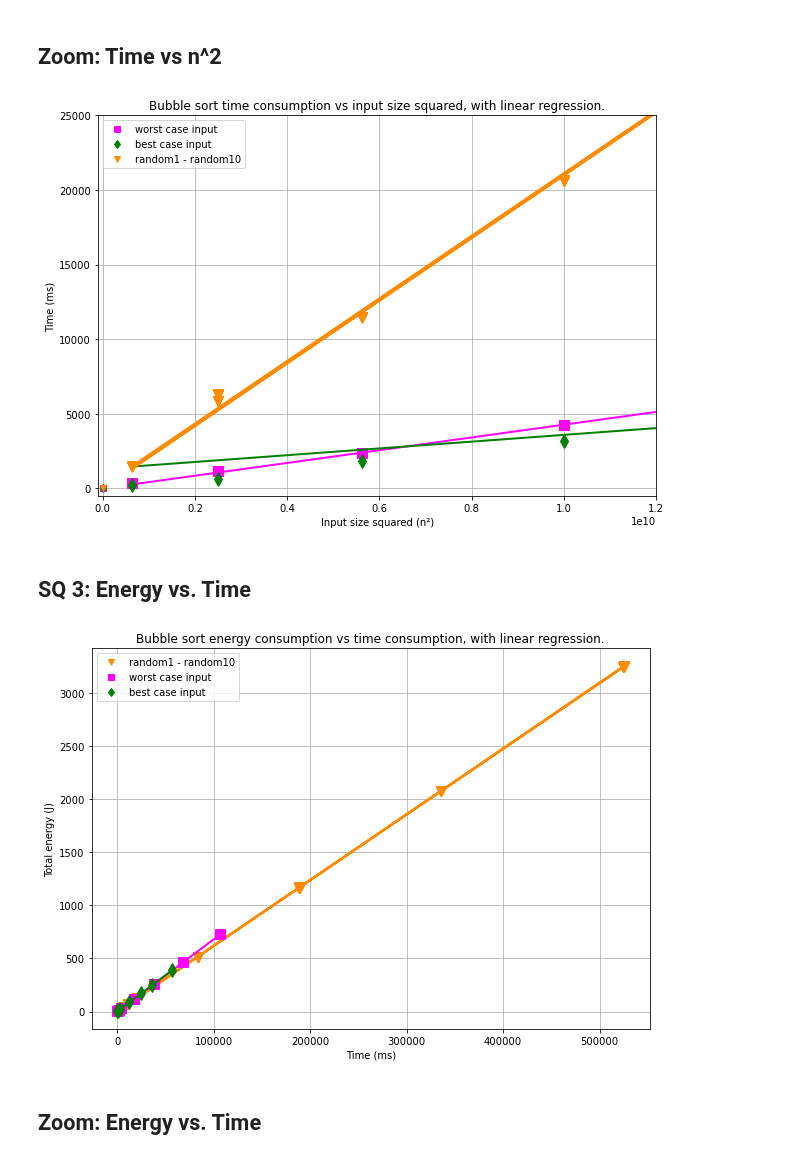
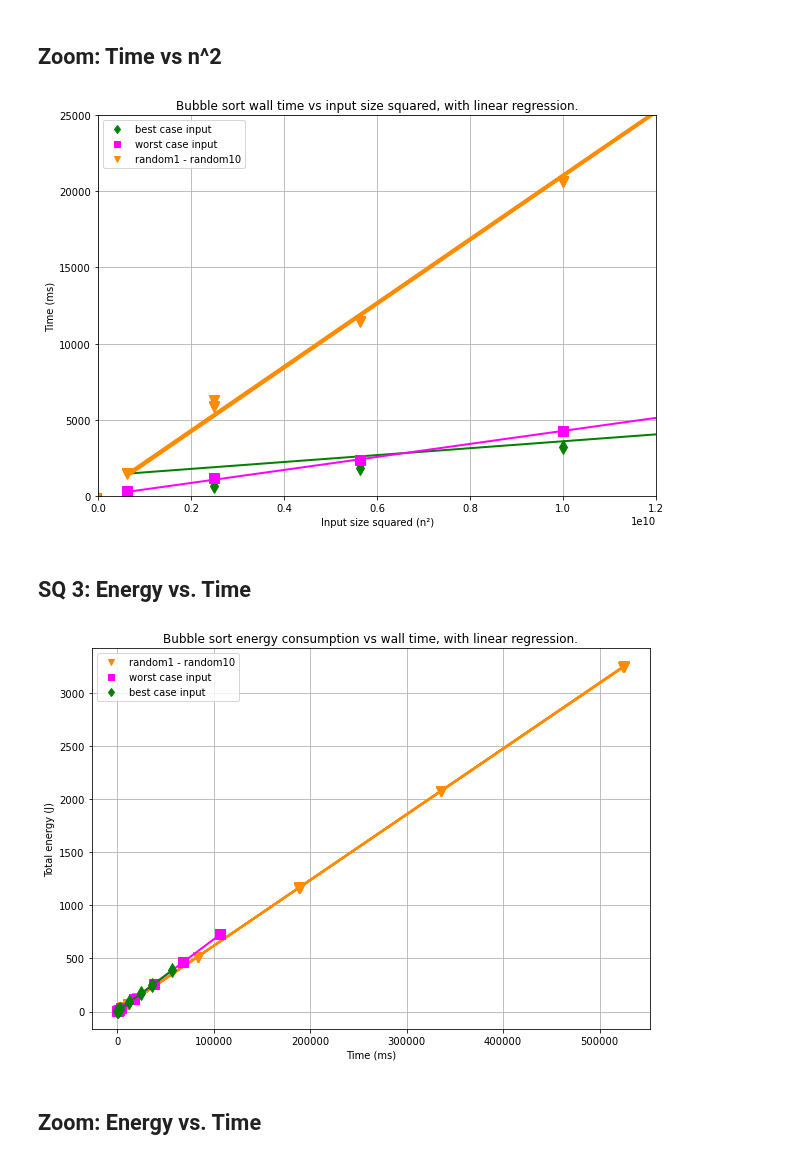
Before and after one commit to hrallil/RAPL_measurements, a Jupyter notebook: Java/FinalResults/FinalAnalysis/BubbleResults.ipynb, the cells around one changed output. Drawn from its saved outputs; the diff is of its cells as text; code cells hidden in the pictures.

```diff
--- a/Java/FinalResults/FinalAnalysis/BubbleResults.ipynb
+++ b/Java/FinalResults/FinalAnalysis/BubbleResults.ipynb
@@ -280,15 +280,15 @@ Rs = []
 for i in range(1,11):
     Rs.append(polyReg(dfBubbleMean16[dfBubbleMean16["Input case"] == f"random{i}"]["Size^2"], dfBubbleMean16[dfBubbleMean16["Input case"] == f"random{i}"]["Time - readCSV"],1, f"random{i} case input", "darkorange",dots="v"))
 plt.plot(0,0,"v", color="darkorange",label="random1 - random10")
-for i in range(len(Rs)):
-     print(f"random{i} R2", Rs[i][1], " \n")
+# for i in range(len(Rs)):
+#     print(f"random{i} R2", Rs[i][1], " \n")
 worst = polyReg(dfBubbleMean16[dfBubbleMean16["Input case"] == "worst"]["Size^2"], dfBubbleMean16[dfBubbleMean16["Input case"] == "worst"]["Time - readCSV"],1, "Merge time for worst case input", "fuchsia",dots="s")
 plt.plot(0,0,"s", color="fuchsia",label="worst case input")
 best = polyReg(dfBubbleMean16[dfBubbleMean16["Input case"] == "best"]["Size^2"], dfBubbleMean16[dfBubbleMean16["Input case"] == "best"]["Time - readCSV"],1, "Merge time for best case input", "green",dots="d")
 plt.plot(0,0,"d", color="green",label="best case input")
-print(f"worst R2 ", worst[1], "\n")
-print(f"best R2 ", best[1], "\n")
-plt.title("Bubble sort time consumption vs input size squared, with linear regression.")
+#print(f"worst R2 ", worst[1], "\n")
+#print(f"best R2 ", best[1], "\n")
+plt.title("Bubble sort wall time vs input size squared, with linear regression.")
 plt.xlabel("Input size squared (n\u00b2)")
 plt.ylabel("Time (ms)")
 plt.grid()
@@ -318,30 +301,30 @@ best R2  0.9927697475610556
 # %%
 plt.figure(figsize=(10,7))
 color = "red"
 
 Rs = []
 
+best = polyReg(dfBubbleMean16[dfBubbleMean16["Input case"] == "best"]["Size^2"], dfBubbleMean16[dfBubbleMean16["Input case"] == "best"]["Time - readCSV"],1, "Merge time for best case input", "green",dots="d")
+plt.plot(0,0,"d", color="green",label="best case input")
 worst = polyReg(dfBubbleMean16[dfBubbleMean16["Input case"] == "worst"]["Size^2"], dfBubbleMean16[dfBubbleMean16["Input case"] == "worst"]["Time - readCSV"],1, "Merge time for worst case input", "fuchsia",dots="s")
 plt.plot(0,0,"s", color="fuchsia",label="worst case input")
-best = polyReg(dfBubbleMean16[dfBubbleMean16["Input case"] == "best"]["Size^2"], dfBubbleMean16[dfBubbleMean16["Input case"] == "best"]["Time - readCSV"],1, "Merge time for best case input", "green",dots="d")
-plt.plot(0,0,"d", color="green",label="best case input")
 for i in range(1,11):
     Rs.append(polyReg(dfBubbleMean16[dfBubbleMean16["Input case"] == f"random{i}"]["Size^2"], dfBubbleMean16[dfBubbleMean16["Input case"] == f"random{i}"]["Time - readCSV"],1, f"random{i} case input", "darkorange",dots="v"))
 plt.plot(0,0,"v", color="darkorange",label="random1 - random10")
 # for i in range(len(Rs)):
 #     print(f"random{i} R2", Rs[i][1], " \n")
 # print(f"worst R2 ", worst[1], "\n")
 # print(f"best R2 ", best[1], "\n")
-plt.title("Bubble sort time consumption vs input size squared, with linear regression.")
+plt.title("Bubble sort wall time vs input size squared, with linear regression.")
 plt.xlabel("Input size squared (n\u00b2)")
 plt.ylabel("Time (ms)")
 plt.grid()
-plt.xlim(-100000000,12000000000)
-plt.ylim(-500,25000)
+plt.xlim(0,12000000000)
+plt.ylim(0,25000)
 plt.legend()
 plt.show()
 # %% [output]
-[figure, old version]
+[figure, new version]
 # %% [markdown]
 ## SQ 3: Energy vs. Time
 # %%
@@ -361,14 +344,14 @@ plt.plot(0,0,"s", color="fuchsia",label="worst case input")
 best = polyReg(dfBubbleMean16[dfBubbleMean16["Input case"] == "best"]["Time - readCSV"], dfBubbleMean16[dfBubbleMean16["Input case"] == "best"]["full EC"],1, "Merge time for best case input", "green",dots="d")
 plt.plot(0,0,"d", color="green",label="best case input")
 # print(f"best R2 ", best[1], "\n")
-plt.title("Bubble sort energy consumption vs time consumption, with linear regression.")
+plt.title("Bubble sort energy consumption vs wall time, with linear regression.")
 plt.ylabel("Total energy (J)")
 plt.xlabel("Time (ms)")
 plt.legend()
 plt.grid()
 plt.show()
 # %% [output]
-[figure, old version]
+[figure, new version]
 # %% [markdown]
 ## Zoom: Energy vs. Time
 # %%
```
Also changed, not shown: parts of 14 cells of this notebook.
